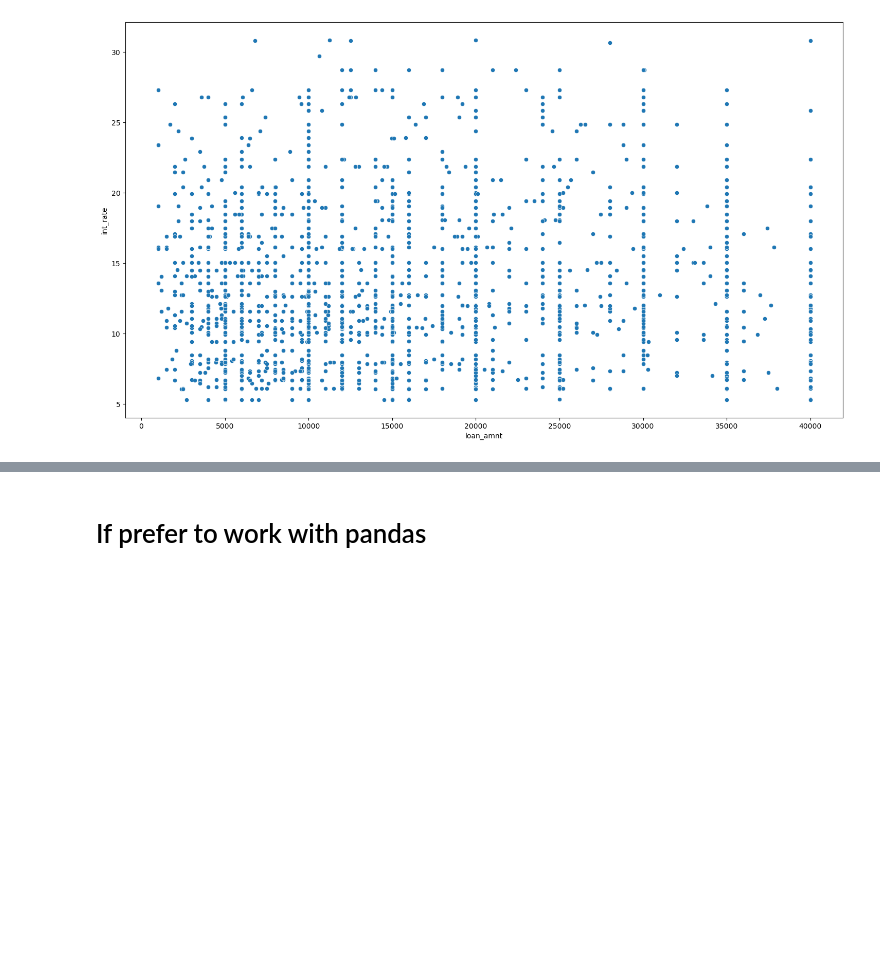
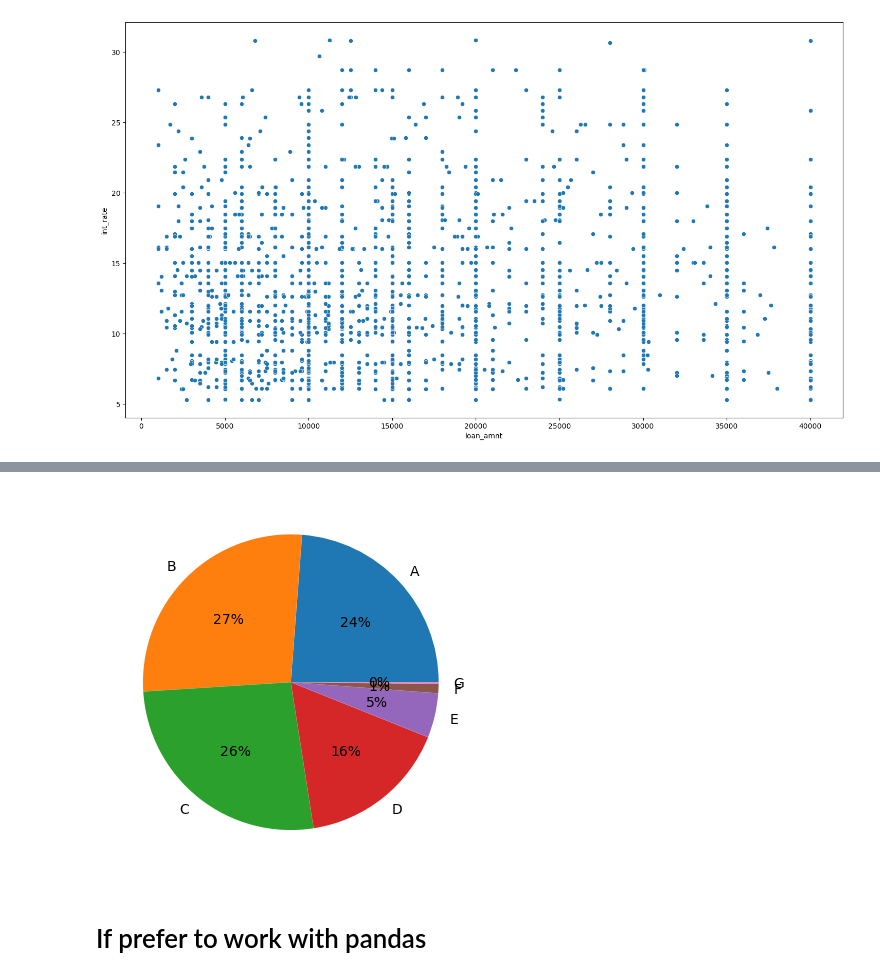
Before and after one commit to vengleab/BigData-Sunrise-2024, a Jupyter notebook: spark-sql/Spark SQL.ipynb, the cells around one changed output, grey strips where cells are left out. Cells and saved outputs as stored; diff of their text form; code cells hidden in the pictures; blank space fills up the shorter version.

```diff
--- a/spark-sql/Spark SQL.ipynb
+++ b/spark-sql/Spark SQL.ipynb
@@ -680,3 +697,10 @@ sns.scatterplot(pdf.sample(2000), x="loan_amnt", y="int_rate")
+# %%
+grade_group = pdf.groupby("grade").count()["loan_status"]
+
+plt.pie(grade_group, labels=grade_group.index, autopct='%.0f%%')
+plt.show()
+# %% [output]
+[figure, added]
 # %% [markdown]
  # If prefer to work with pandas
 # %%
```
Also changed, not shown: parts of 4 cells of this notebook.
